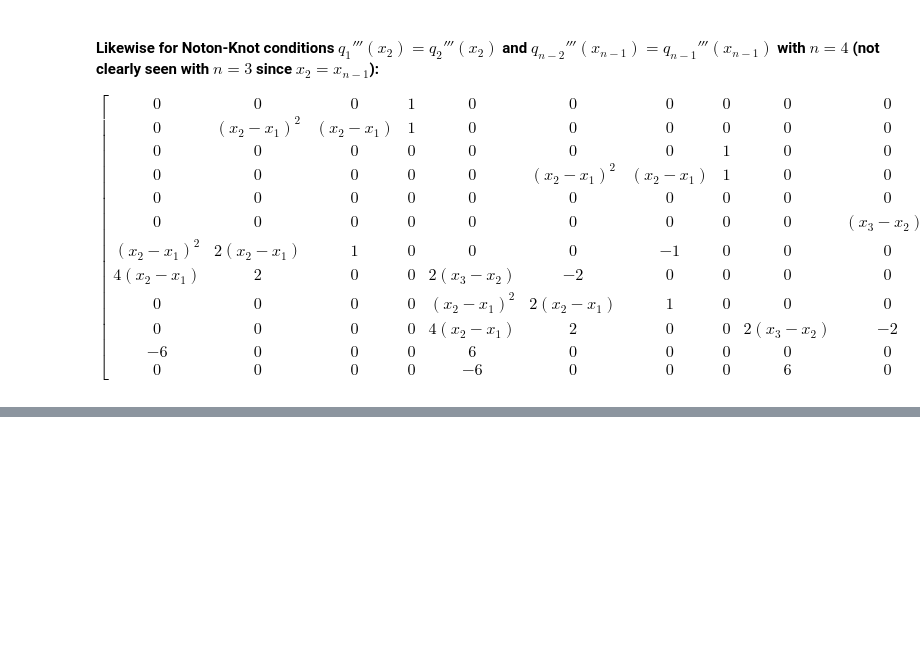
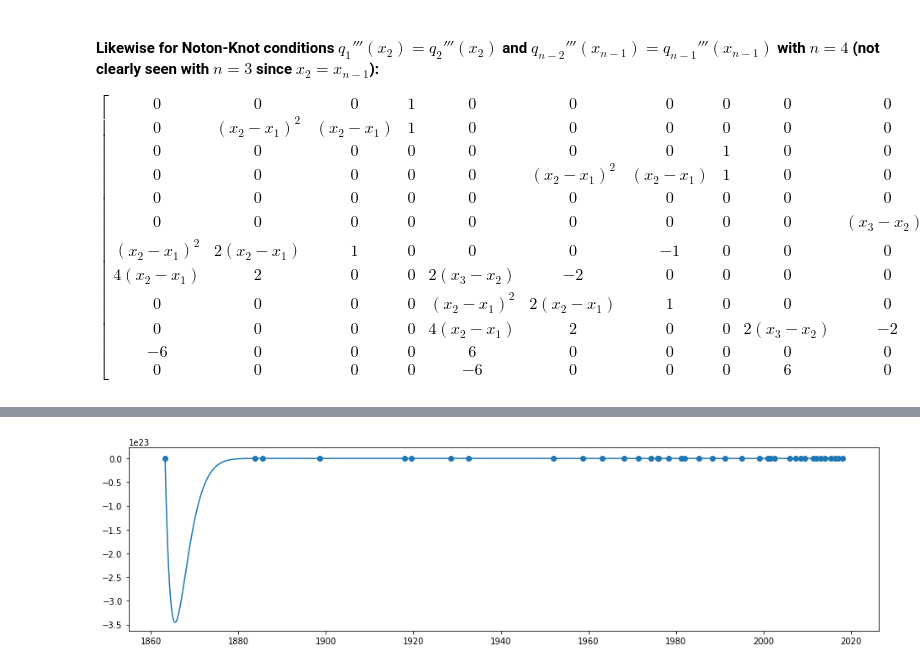
Before and after one commit to PooneetThaper/ScientificComputing, a Jupyter notebook: HW3/Homework 3 Pooneet Thaper.ipynb, the cells around one changed output, grey strips where cells are left out. Saved outputs shown, nothing was run; the diff lists cells and outputs as text; code cells hidden in the pictures; blank space fills up the shorter version.

```diff
--- a/HW3/Homework 3 Pooneet Thaper.ipynb
+++ b/HW3/Homework 3 Pooneet Thaper.ipynb
@@ -311,0 +317,63 @@ plt.show()
+# %%
+prices = [0.06, 0.04, .02, .02, .03, .02, .02, .03, .03, .04, .05, .06, .08, .10, .10, .13, .15, .18, .20, .22, .25, .29,
+.32, .33, .34, .34, .37, .39, .41, .42, .44, .44, .45, .46, .49, .49, .47, .49, .5]
+years = [1863, 1883, 1885, 1898, 1917, 1919, 1928, 1932, 1952, 1958, 1963, 1968, 1971, 1974, 1975, 1975, 1978, 1981, 1981, 1985,
+1988, 1991, 1995, 1999, 2001, 2001, 2002, 2006, 2007, 2008, 2009, 2011, 2012, 2013, 2014, 2015, 2016, 2017, 2018]
+months = [3, 10, 7, 7, 11, 7, 7, 7, 1, 8, 1, 1, 5, 3, 9, 12, 5, 3, 11, 2, 4, 2, 1, 1, 1, 7, 6, 1, 5, 5, 5, 4, 1,
+1, 1, 5, 4, 1, 1]
+years_float = [year + month/12 for year, month in zip(years, months)]
+
+def divided_differences(x_values, y_values):
+    coefficients = [y_values[0]]
+    last_differences = y_values
+    for i in range(1, len(x_values)-1):
+        current_differences = []
+        for j in range(0, len(last_differences)-1):
+            current_differences.append((last_differences[j+1]-last_differences[j])/(x_values[j+i] - x_values[j]))
+        coefficients.append(current_differences[0])
+        last_differences = current_differences
+
+    while coefficients[-1]==0:
+        coefficients.pop()
+
+    return coefficients
+
+def eval_newton_interpolation(x_value, x_values, coefficients):
+    differences = [x_value - val for val in x_values]
+    retval = coefficients[0]
+    curr_product = 1
+    for i in range(1,len(coefficients)):
+        curr_product *= differences[i-1]
+        retval += coefficients[i]*curr_product
+    return retval
+
+def print_newton_polynomial(x_values, coefficients):
+    difference_terms = ["(x-{})".format(val) for val in x_values]
+    print("Newton polynomial:")
+    for i in range(len(coefficients)):
+        if i > 0:
+            print("+ ", end='')
+        print(coefficients[i], end='')
+        for j in range(0,i):
+            print(difference_terms[j], end='')
+        print()
+
+
+# Testing functions above (they work :) )
+# x = [-2, -1, 0, 1, 2, 3]
+# y = [1, 4, 11, 16, 13, -4]
+# coeffs = divided_differences(x,y)
+# print([eval_newton_interpolation(val, x, coeffs) for val in x])
+
+from matplotlib.mlab import frange
+
+coeffs = divided_differences(years_float,prices)
+plt_years = frange(years_float[0], years_float[-1]+0.2,0.2)
+plt_prices = [eval_newton_interpolation(i, years_float, coeffs)
+              for i in plt_years]
+plt.figure(figsize=(16,4))
+plt.plot(plt_years, plt_prices)
+plt.scatter(years_float, prices)
+print_newton_polynomial(years_float, coeffs)
+plt.show()
+# %% [output]
@@ -311,0 +397 @@ plt.show()
+[figure, added]
```
Also changed, not shown: parts of 8 cells of this notebook.
